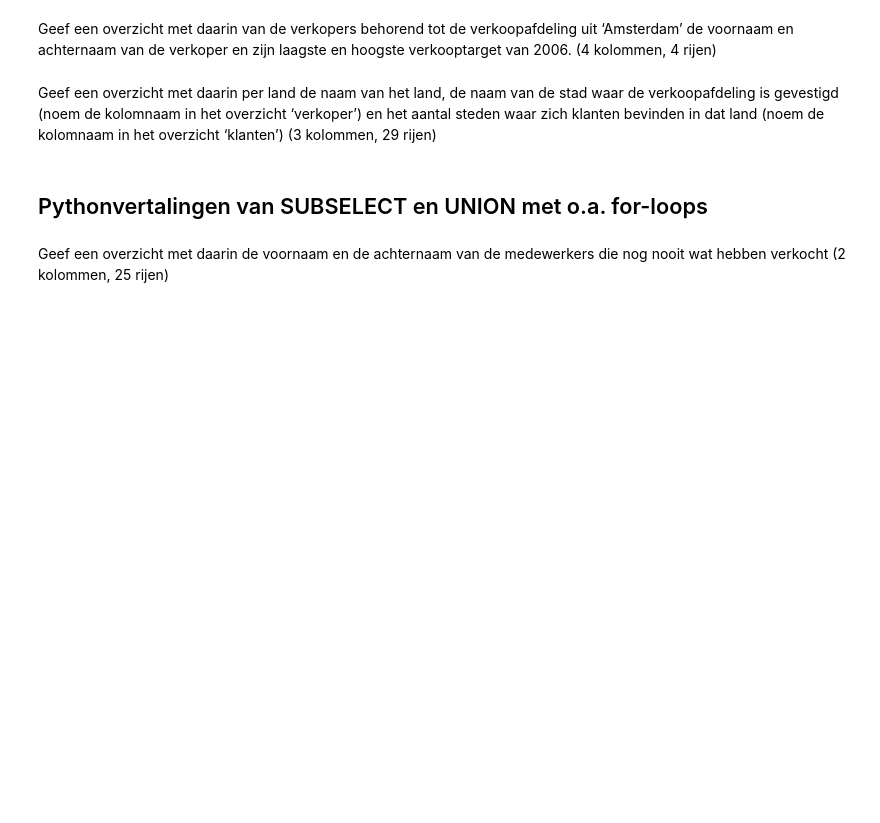
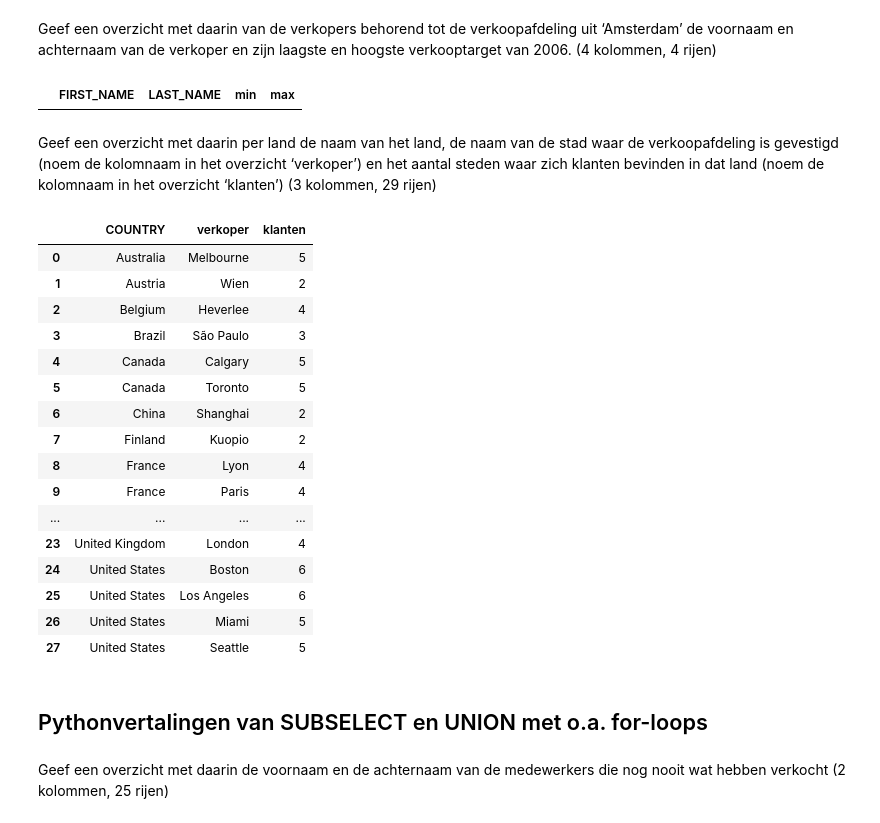
Before and after one commit to Milanvh1/DEDS_Portfolio, a Jupyter notebook: Practicum_2.3_Opdrachten.ipynb, the cells around one changed output. Cells and saved outputs as stored; diff of their text form; code cells hidden in the pictures; blank space fills up the shorter version.

```diff
--- a/Practicum_2.3_Opdrachten.ipynb
+++ b/Practicum_2.3_Opdrachten.ipynb
@@ -261,7 +424,47 @@ Geef een overzicht met daarin van de producten behorend tot het producttype ‘C
 # %% [markdown]
 Geef een overzicht met daarin van de verkopers behorend tot de verkoopafdeling uit ‘Amsterdam’ de voornaam en achternaam van de verkoper en zijn laagste en hoogste verkooptarget van 2006. (4 kolommen, 4 rijen)
+# %%
+merged_sales_staff_sales_branch_and_sales_targetdata = pd.merge(sales_branch, sales_staff).merge(sales_targetdata)
+
+merged_sales_staff_sales_branch_and_sales_targetdata = merged_sales_staff_sales_branch_and_sales_targetdata[(merged_sales_staff_sales_branch_and_sales_targetdata['CITY'] == 'Amsterdam') & (merged_sales_staff_sales_branch_and_sales_targetdata['SALES_YEAR'] == 2006)]
+merged_sales_staff_sales_branch_and_sales_targetdata = merged_sales_staff_sales_branch_and_sales_targetdata.groupby(['FIRST_NAME', 'LAST_NAME'], as_index=False)['SALES_TARGET'].agg(['min', 'max'])
+merged_sales_staff_sales_branch_and_sales_targetdata
+
+#werkt wel met correcte output:
+#merged_sales_staff_sales_branch_and_sales_targetdata = pd.merge(sales_branch, sales_staff).merge(sales_targetdata)
+
+#merged_sales_staff_sales_branch_and_sales_targetdata = merged_sales_staff_sales_branch_and_sales_targetdata[merged_sales_staff_sales_branch_and_sales_targetdata['CITY'] == 'Amsterdam']
+#merged_sales_staff_sales_branch_and_sales_targetdata = merged_sales_staff_sales_branch_and_sales_targetdata.groupby(['FIRST_NAME', 'LAST_NAME'], as_index=False)['SALES_TARGET'].agg(['min', 'max'])
+#merged_sales_staff_sales_branch_and_sales_targetdata
+# %% [output]
+|  | FIRST_NAME | LAST_NAME | min | max |
 # %% [markdown]
 Geef een overzicht met daarin per land de naam van het land, de naam van de stad waar de verkoopafdeling is gevestigd (noem de kolomnaam in het overzicht ‘verkoper’) en het aantal steden waar zich klanten bevinden in dat land (noem de kolomnaam in het overzicht ‘klanten’) (3 kolommen, 29 rijen)
+# %%
+merged_country_retailer_site = pd.merge(country, sales_branch).merge(sales_staff)
+
+merged_country_retailer_site = merged_country_retailer_site.groupby(['COUNTRY', 'CITY'], as_index=False)['CITY'].agg(['count'])
+merged_country_retailer_site = merged_country_retailer_site.rename(columns={'CITY': 'verkoper', 'count': 'klanten'})
+
+merged_country_retailer_site
+# %% [output]
+|  | COUNTRY | verkoper | klanten |
+| 0 | Australia | Melbourne | 5 |
+| 1 | Austria | Wien | 2 |
+| 2 | Belgium | Heverlee | 4 |
+| 3 | Brazil | São Paulo | 3 |
+| 4 | Canada | Calgary | 5 |
+| 5 | Canada | Toronto | 5 |
+| 6 | China | Shanghai | 2 |
+| 7 | Finland | Kuopio | 2 |
+| 8 | France | Lyon | 4 |
+| 9 | France | Paris | 4 |
+| ... | ... | ... | ... |
+| 23 | United Kingdom | London | 4 |
+| 24 | United States | Boston | 6 |
+| 25 | United States | Los Angeles | 6 |
+| 26 | United States | Miami | 5 |
+| 27 | United States | Seattle | 5 |
 # %% [markdown]
 ## Pythonvertalingen van SUBSELECT en UNION met o.a. for-loops
 # %% [markdown]
```
Also changed, not shown: parts of 22 cells of this notebook.
